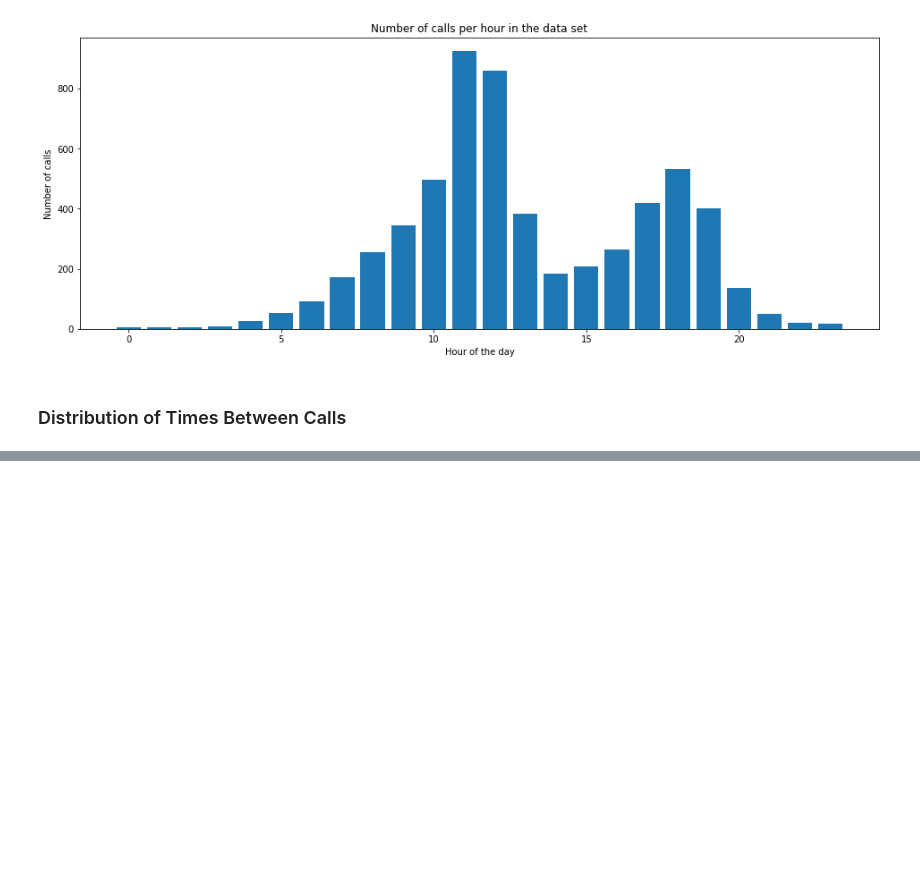
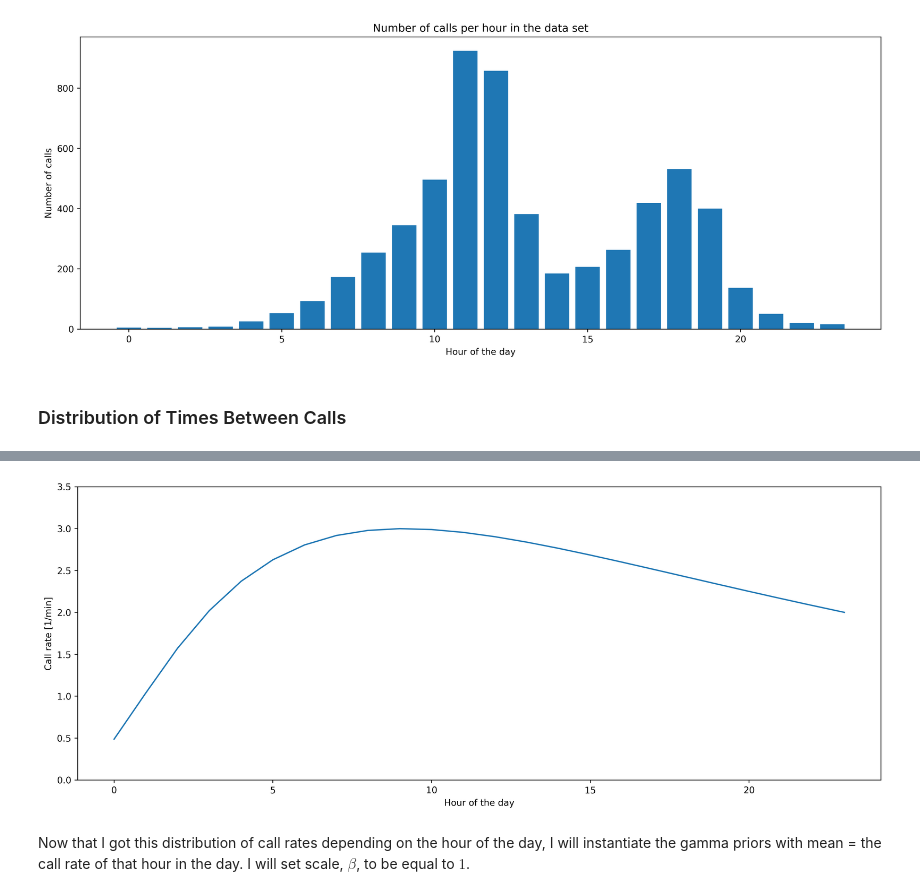
Before and after one commit to Munchic/cs146, a Jupyter notebook: Assignment 2.ipynb, the cells around one changed output, grey strips where cells are left out. Drawn from its saved outputs; the diff is of its cells as text; code cells hidden in the pictures; blank space fills up the shorter version.

```diff
--- a/Assignment 2.ipynb
+++ b/Assignment 2.ipynb
@@ -61,0 +122,11 @@ plt.show()
+# %%
+plt.figure(figsize=(16, 6), dpi=330)
+plt.plot(range(24), call_rate)
+plt.ylim((0, 3.5))
+plt.xlabel('Hour of the day')
+plt.ylabel('Call rate [1/min]')
+plt.show()
+# %% [output]
+[figure, added]
+# %% [markdown]
+Now that I got this distribution of call rates depending on the hour of the day, I will instantiate the gamma priors with mean = the call rate of that hour in the day. I will set scale, $\beta$, to be equal to $1$.
```
Also changed, not shown: parts of 25 cells of this notebook, 3 other files.
